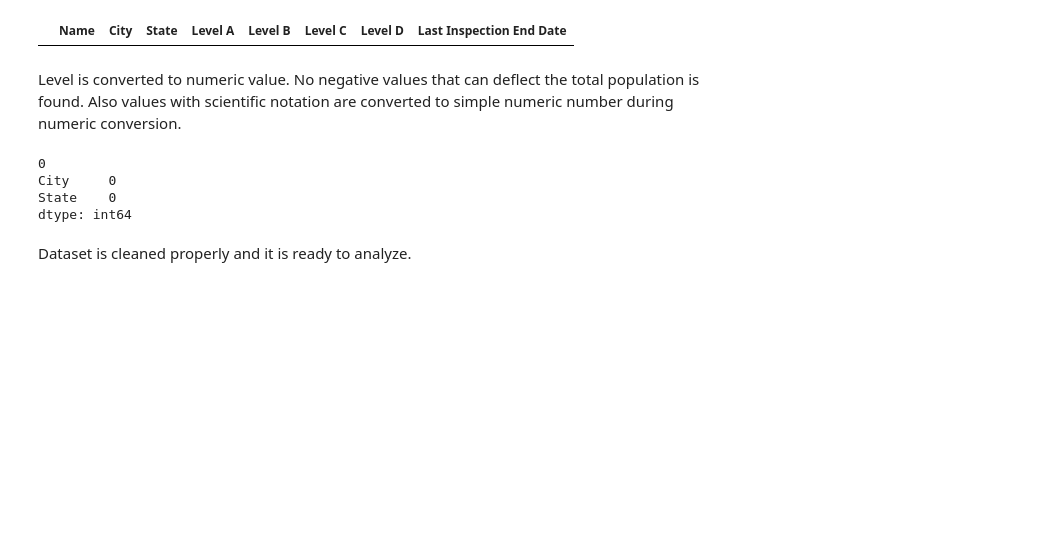
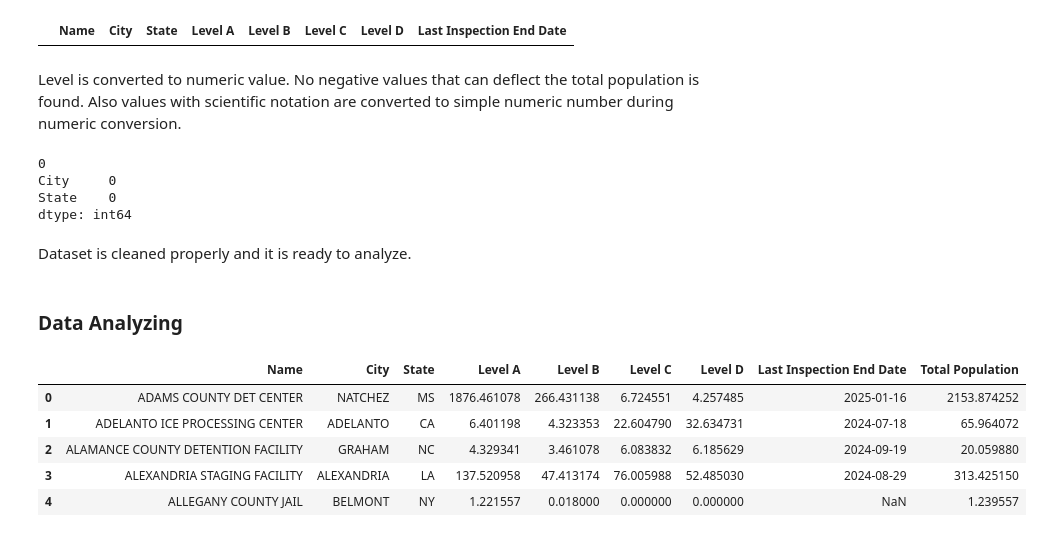
Before and after one commit to Susil4533/data-screening-exercise, a Jupyter notebook: notebook/analysis.ipynb, the cells around one changed output. Drawn from its saved outputs; the diff is of its cells as text; code cells hidden in the pictures; blank space fills up the shorter version.

```diff
--- a/notebook/analysis.ipynb
+++ b/notebook/analysis.ipynb
@@ -204,3 +204,17 @@ State    0
 dtype: int64
 # %% [markdown]
 Dataset is cleaned properly and it is ready to analyze.
+# %% [markdown]
+### Data Analyzing
+# %%
+# Adding new column name Total populataion which is the sum of all levels
+df['Total Population'] = df[level_columns].sum(axis=1)
+# %%
+df.head()
+# %% [output]
+|  | Name | City | State | Level A | Level B | Level C | Level D | Last Inspection End Date | Total Population |
+| 0 | ADAMS COUNTY DET CENTER | NATCHEZ | MS | 1876.461078 | 266.431138 | 6.724551 | 4.257485 | 2025-01-16 | 2153.874252 |
+| 1 | ADELANTO ICE PROCESSING CENTER | ADELANTO | CA | 6.401198 | 4.323353 | 22.604790 | 32.634731 | 2024-07-18 | 65.964072 |
+| 2 | ALAMANCE COUNTY DETENTION FACILITY | GRAHAM | NC | 4.329341 | 3.461078 | 6.083832 | 6.185629 | 2024-09-19 | 20.059880 |
+| 3 | ALEXANDRIA STAGING FACILITY | ALEXANDRIA | LA | 137.520958 | 47.413174 | 76.005988 | 52.485030 | 2024-08-29 | 313.425150 |
+| 4 | ALLEGANY COUNTY JAIL | BELMONT | NY | 1.221557 | 0.018000 | 0.000000 | 0.000000 | NaN | 1.239557 |
```
Also changed, not shown: parts of 4 cells of this notebook, 1 other file.
